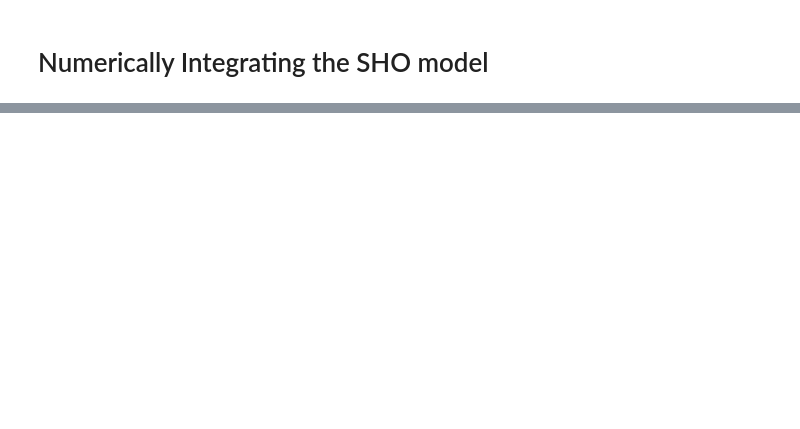
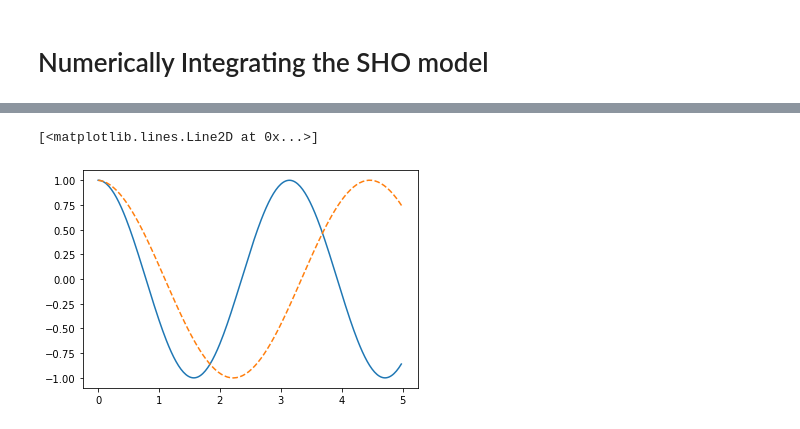
Before and after one commit to dannycab/phy415msu, a Jupyter notebook: MMIPbook/_build/jupyter_execute/content/1_modeling/SHO-numerical.ipynb, the cells around one changed output, grey strips where cells are left out. Saved outputs shown, nothing was run; the diff lists cells and outputs as text; code cells hidden in the pictures; blank space fills up the shorter version.

```diff
--- a/MMIPbook/_build/jupyter_execute/content/1_modeling/SHO-numerical.ipynb
+++ b/MMIPbook/_build/jupyter_execute/content/1_modeling/SHO-numerical.ipynb
@@ -35,0 +132,17 @@ plt.plot(t,x)
+# %%
+xVals2 = np.zeros(N)
+uVals2 = np.zeros(N)
+
+xVals2[0] = x0
+uVals2[0] = v0
+
+for i in steps:
+
+    uVals2[i+1] = uVals2[i] + xVals2[i]*deltaT
+    xVals2[i+1] = xVals2[i] - omega*uVals2[i+1]*deltaT
+
+plt.plot(t, x)
+plt.plot(time, xVals2, '--')
+# %% [output]
+[<matplotlib.lines.Line2D at 0x...>]
+[figure, added]
```
Also changed, not shown: parts of 12 cells of this notebook, 37 other files.
